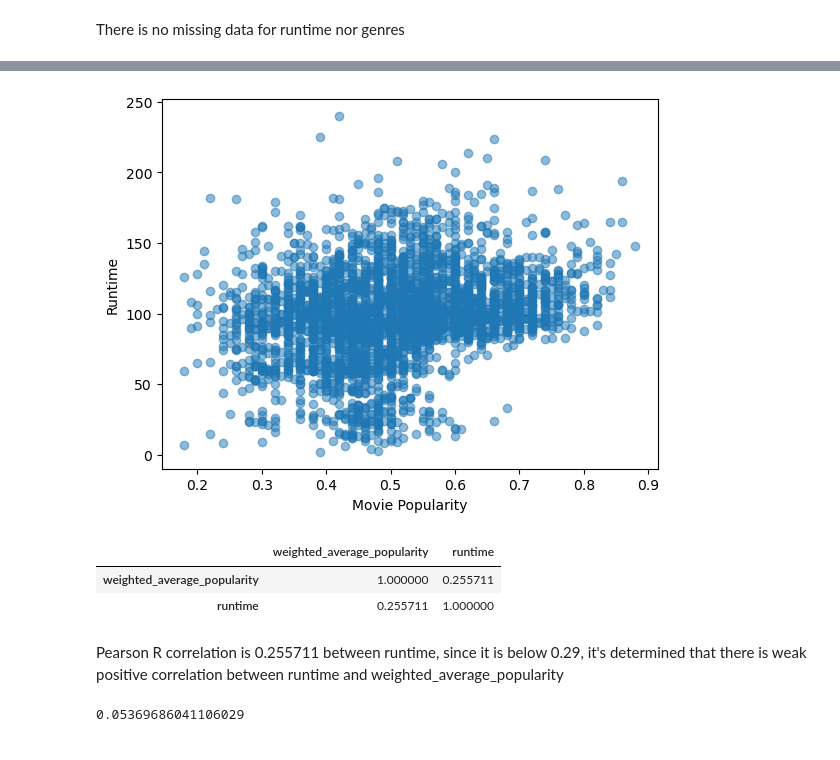
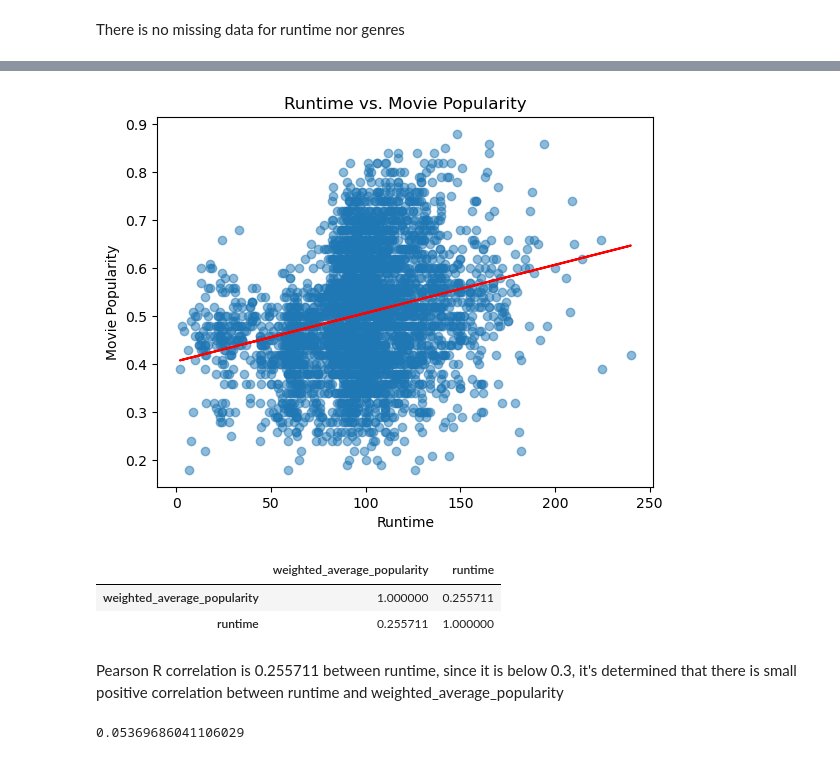
Before and after one commit to XiaoyingChen924/Movie_Popularity_Analysis, a Jupyter notebook: Tianyi.ipynb, the cells around one changed output, grey strips where cells are left out. Drawn from its saved outputs; the diff is of its cells as text; code cells hidden in the pictures.

```diff
--- a/Tianyi.ipynb
+++ b/Tianyi.ipynb
@@ -59,24 +92,28 @@ There is no missing data for runtime nor genres
 # %%
 # Calculate the Pearson-R between movie polularity and Runtime
 
 data = pd.read_csv('standardized.csv')
+y=data['weighted_average_popularity']
+x=data['runtime']
 
-plt.scatter(x=data['weighted_average_popularity'], y=data['runtime'], alpha=0.5)
-plt.xlabel('Movie Popularity')
-plt.ylabel('Runtime')
-
+plt.scatter(x, y, alpha=0.5)
+slope, intercept = np.polyfit(x, y, 1)
+plt.plot(x, slope * x + intercept, color='red', label='Line of Best Fit')
+plt.ylabel('Movie Popularity')
+plt.xlabel('Runtime')
+plt.title('Runtime vs. Movie Popularity')
 plt.show()
 
-FEATURES = ['weighted_average_popularity', 'runtime']
+Features = ['weighted_average_popularity', 'runtime']
 
-data[FEATURES].corr(method='pearson')
+data[Features].corr(method='pearson')
 # %% [output]
-[figure, old version]
+[figure, new version]
 |  | weighted_average_popularity | runtime |
 | weighted_average_popularity | 1.000000 | 0.255711 |
 | runtime | 0.255711 | 1.000000 |
 # %% [markdown]
-Pearson R correlation is 0.255711 between runtime, since it is below 0.29, it's determined that there is weak positive correlation between runtime and weighted_average_popularity
+Pearson R correlation is 0.255711 between runtime, since it is below 0.3, it's determined that there is small positive correlation between runtime and weighted_average_popularity
 # %%
 #Discretalize using binning then Mutual Information
 
```
Also changed, not shown: parts of 5 cells of this notebook.
